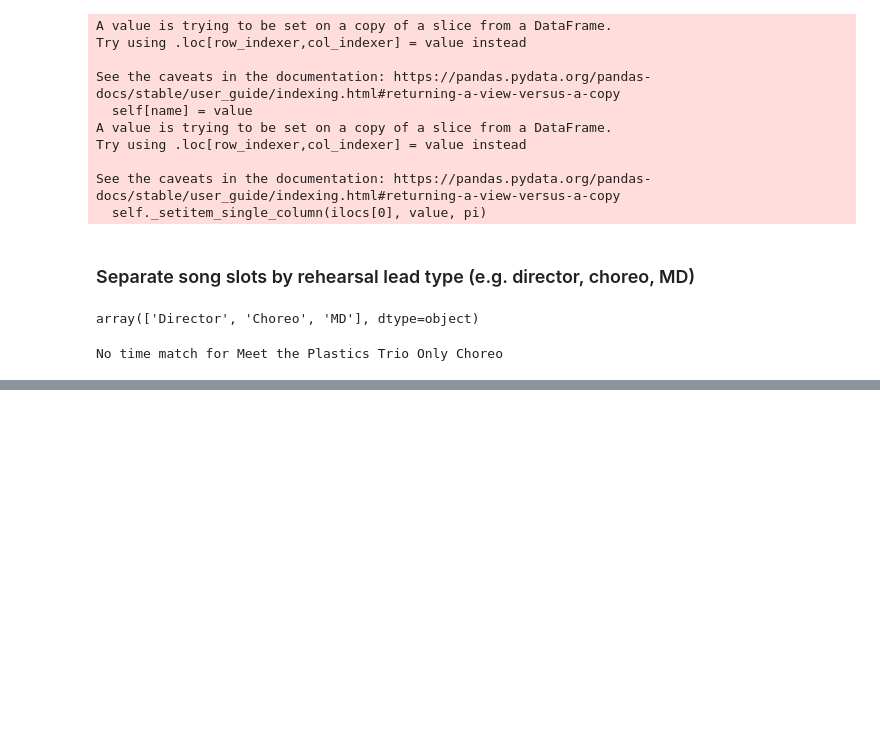
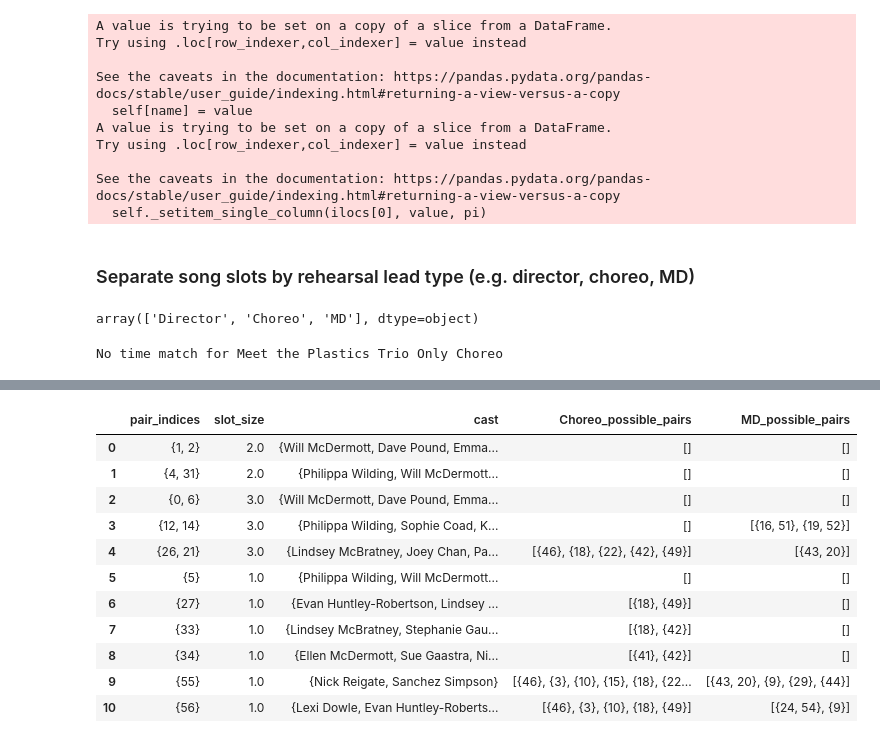
Before and after one commit to caralynch/Song_scheduler, a Jupyter notebook: brouillon.ipynb, the cells around one changed output, grey strips where cells are left out. Saved outputs shown, nothing was run; the diff lists cells and outputs as text; code cells hidden in the pictures; blank space fills up the shorter version.

```diff
--- a/brouillon.ipynb
+++ b/brouillon.ipynb
@@ -423,0 +431,33 @@ with pd.ExcelWriter('successive_pairs.xlsx') as excel_writer:
+# %%
+
+simultaneous_options = full_song_lists.copy()
+
+
+for lead in simultaneous_options:
+    new_cols = {}
+    for lead2 in [x for x in simultaneous_options if x!=lead]:
+        new_cols[lead2] = []
+    for i in simultaneous_options[lead].index:
+        for lead2 in [x for x in simultaneous_options if x!=lead]:
+            possible_pairs = []
+            for j in simultaneous_options[lead2].index:
+                if len(simultaneous_options[lead].loc[i, 'cast'] & simultaneous_options[lead2].loc[j,'cast']) == 0:
+                    possible_pairs.append(simultaneous_options[lead2].loc[j, 'pair_indices'])
+            new_cols[lead2].append(possible_pairs)
+    for lead2 in new_cols:
+        simultaneous_options[lead][f"{lead2}_possible_pairs"] = new_cols[lead2]
+# %%
+simultaneous_options['Director']
+# %% [output]
+|  | pair_indices | slot_size | cast | Choreo_possible_pairs | MD_possible_pairs |
+| 0 | {1, 2} | 2.0 | {Will McDermott, Dave Pound, Emma... | [] | [] |
+| 1 | {4, 31} | 2.0 | {Philippa Wilding, Will McDermott... | [] | [] |
+| 2 | {0, 6} | 3.0 | {Will McDermott, Dave Pound, Emma... | [] | [] |
+| 3 | {12, 14} | 3.0 | {Philippa Wilding, Sophie Coad, K... | [] | [{16, 51}, {19, 52}] |
+| 4 | {26, 21} | 3.0 | {Lindsey McBratney, Joey Chan, Pa... | [{46}, {18}, {22}, {42}, {49}] | [{43, 20}] |
+| 5 | {5} | 1.0 | {Philippa Wilding, Will McDermott... | [] | [] |
+| 6 | {27} | 1.0 | {Evan Huntley-Robertson, Lindsey ... | [{18}, {49}] | [] |
+| 7 | {33} | 1.0 | {Lindsey McBratney, Stephanie Gau... | [{18}, {42}] | [] |
+| 8 | {34} | 1.0 | {Ellen McDermott, Sue Gaastra, Ni... | [{41}, {42}] | [] |
+| 9 | {55} | 1.0 | {Nick Reigate, Sanchez Simpson} | [{46}, {3}, {10}, {15}, {18}, {22... | [{43, 20}, {9}, {29}, {44}] |
+| 10 | {56} | 1.0 | {Lexi Dowle, Evan Huntley-Roberts... | [{46}, {3}, {10}, {18}, {49}] | [{24, 54}, {9}] |
```
Also changed, not shown: parts of 6 cells of this notebook, 2 other files.
